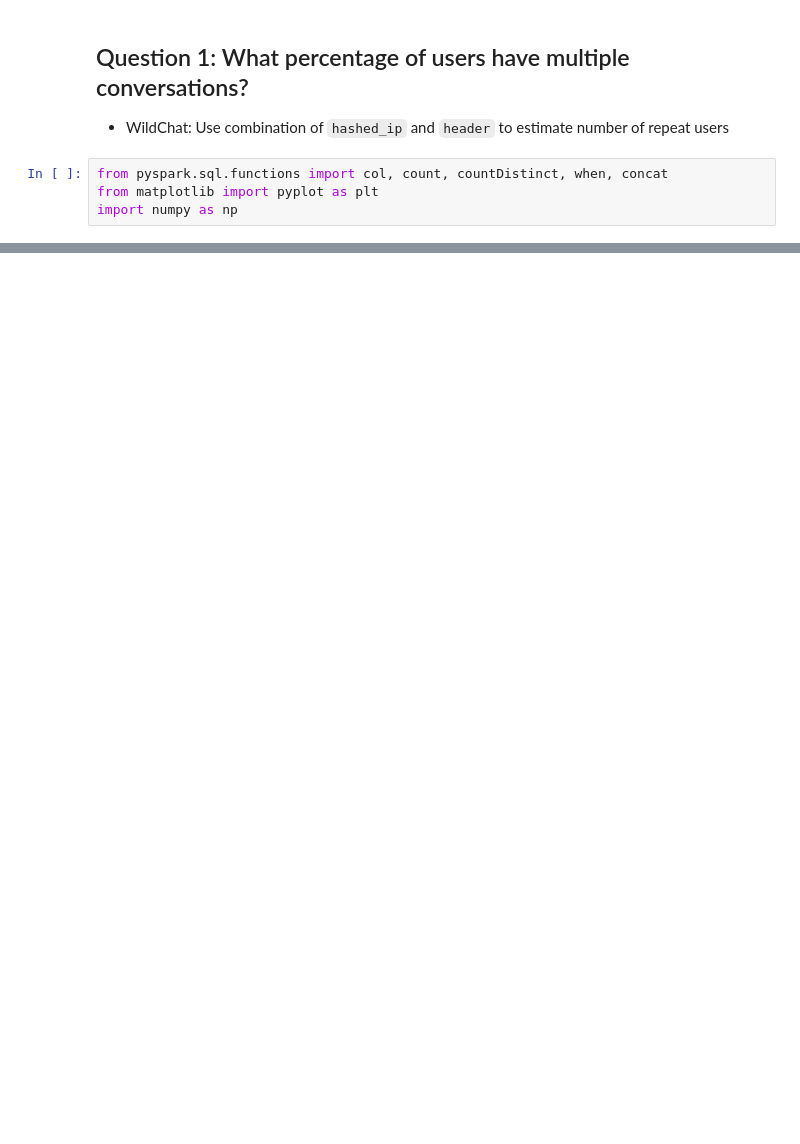
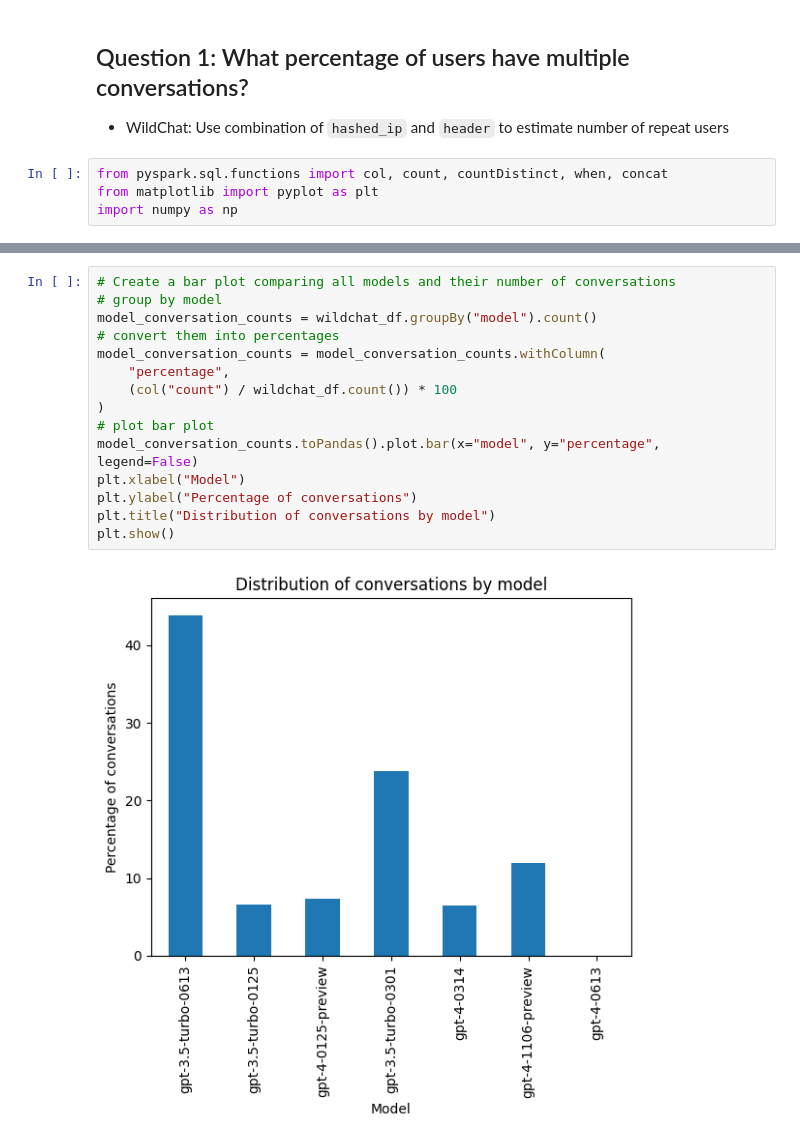
Before and after one commit to nlgkhoi/mbd-project-ut, a Jupyter notebook: khoi/notebook.ipynb, the cells around one changed output, grey strips where cells are left out. Drawn from its saved outputs; the diff is of its cells as text; blank space fills up the shorter version.

```diff
--- a/khoi/notebook.ipynb
+++ b/khoi/notebook.ipynb
@@ -104,0 +232,17 @@ wild_user_count.count() = 188517
+# %%
+# Create a bar plot comparing all models and their number of conversations
+# group by model
+model_conversation_counts = wildchat_df.groupBy("model").count()
+# convert them into percentages
+model_conversation_counts = model_conversation_counts.withColumn(
+	"percentage",
+	(col("count") / wildchat_df.count()) * 100
+)
+# plot bar plot
+model_conversation_counts.toPandas().plot.bar(x="model", y="percentage", legend=False)
+plt.xlabel("Model")
+plt.ylabel("Percentage of conversations")
+plt.title("Distribution of conversations by model")
+plt.show()
+# %% [output]
+[figure, added]
```
Also changed, not shown: parts of 26 cells of this notebook, 3 other files.
